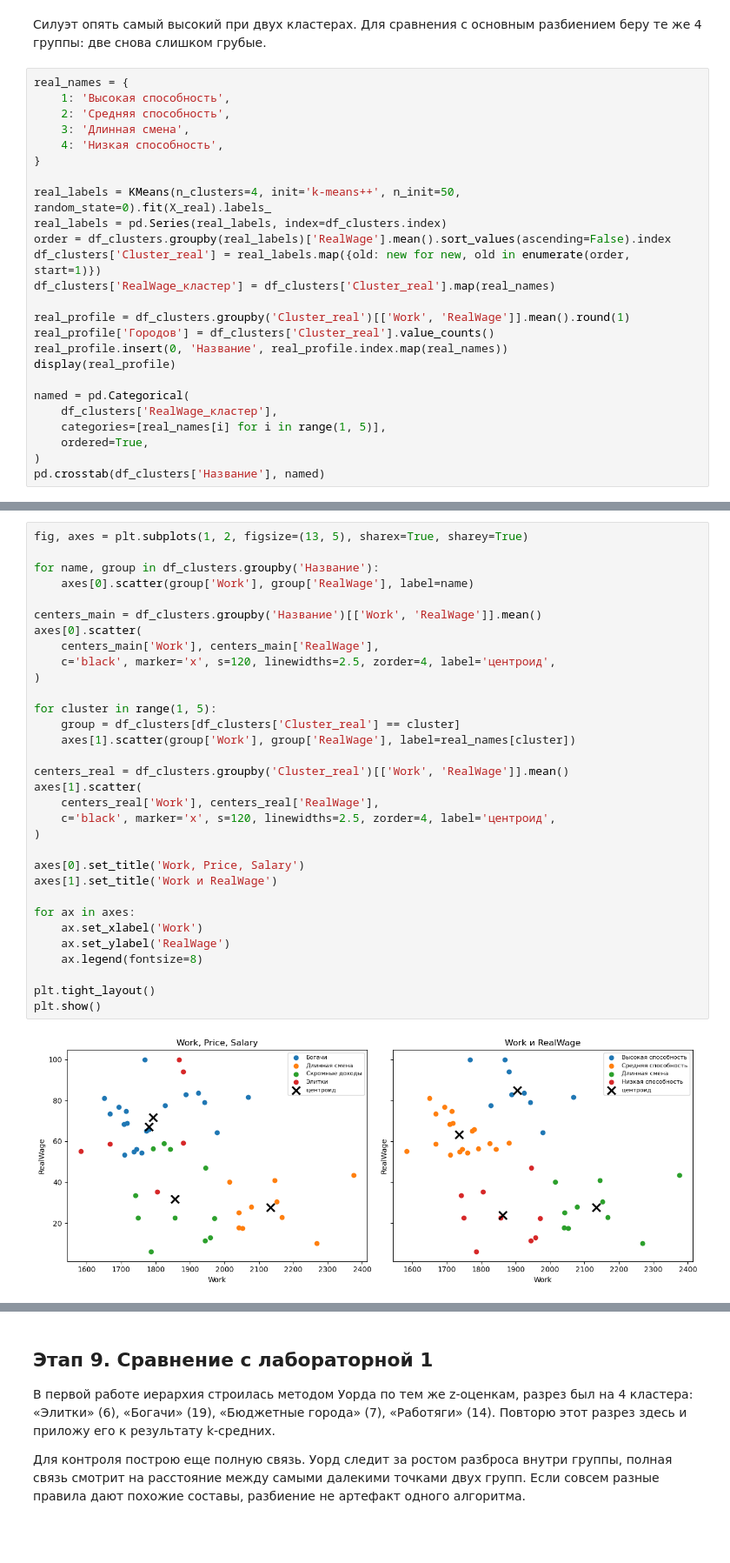
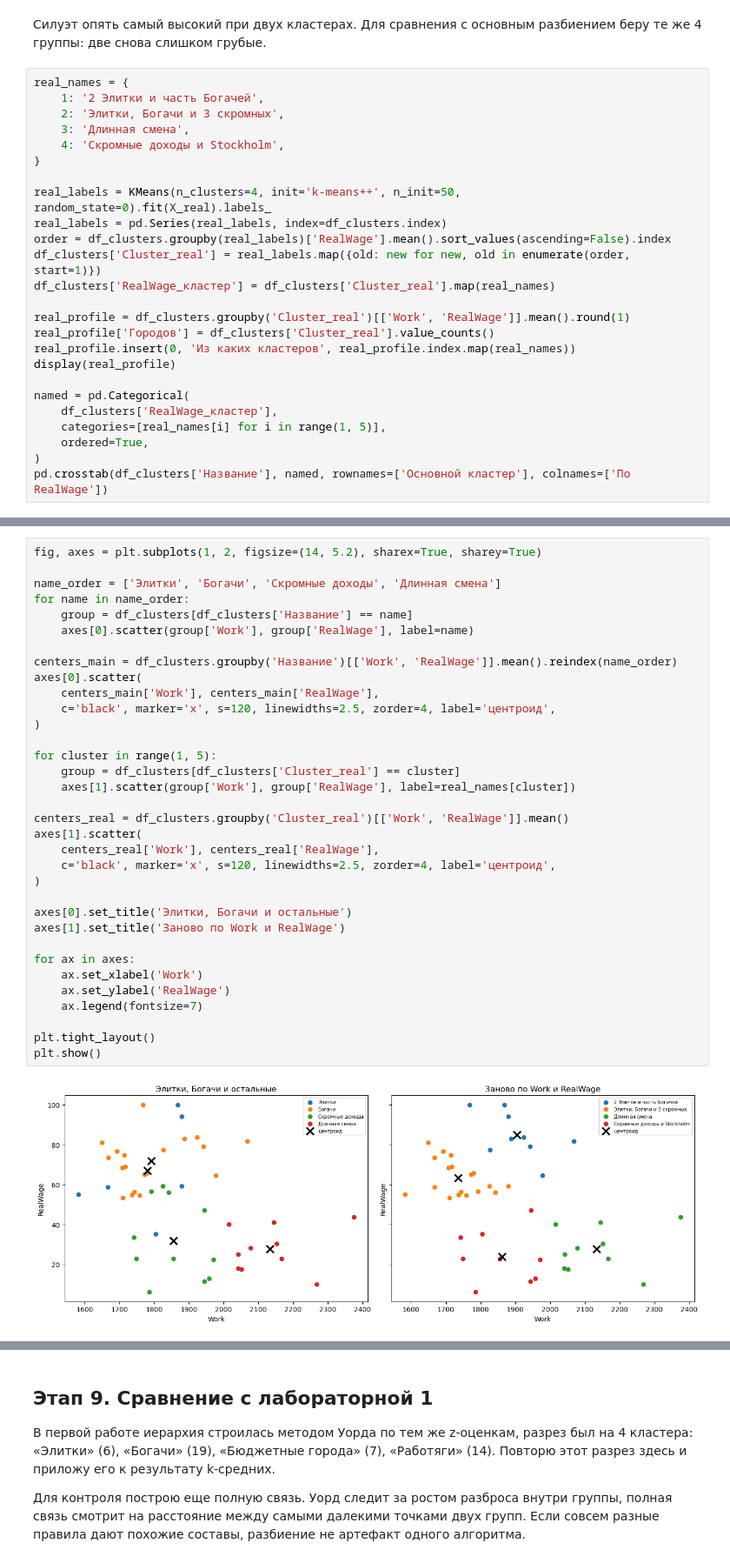
Before and after one commit to destorz11/Python-data-analysis, a Jupyter notebook: lab2_kmeans/notebooks/lab2_kmeans.ipynb, the cells around one changed output, grey strips where cells are left out. Shown at 87% size. Saved outputs shown, nothing was run; the diff lists cells and outputs as text; blank space fills up the shorter version.

Commit message:
Легенда RealWage названа через Элиток и Богачей

```diff
--- a/lab2_kmeans/notebooks/lab2_kmeans.ipynb
+++ b/lab2_kmeans/notebooks/lab2_kmeans.ipynb
@@ -813,10 +813,10 @@ pd.Series(scores_real, index=range(2, 7), name='Silhouette').round(3).to_frame()
 Силуэт опять самый высокий при двух кластерах. Для сравнения с основным разбиением беру те же 4 группы: две снова слишком грубые.
 # %%
 real_names = {
-    1: 'Высокая способность',
-    2: 'Средняя способность',
+    1: '2 Элитки и часть Богачей',
+    2: 'Элитки, Богачи и 3 скромных',
     3: 'Длинная смена',
-    4: 'Низкая способность',
+    4: 'Скромные доходы и Stockholm',
 }
 
 real_labels = KMeans(n_clusters=4, init='k-means++', n_init=50, random_state=0).fit(X_real).labels_
@@ -827,7 +827,7 @@ df_clusters['RealWage_кластер'] = df_clusters['Cluster_real'].map(real_na
 
 real_profile = df_clusters.groupby('Cluster_real')[['Work', 'RealWage']].mean().round(1)
 real_profile['Городов'] = df_clusters['Cluster_real'].value_counts()
-real_profile.insert(0, 'Название', real_profile.index.map(real_names))
+real_profile.insert(0, 'Из каких кластеров', real_profile.index.map(real_names))
 display(real_profile)
 
 named = pd.Categorical(
@@ -835,5 +835,5 @@ named = pd.Categorical(
     categories=[real_names[i] for i in range(1, 5)],
     ordered=True,
 )
-pd.crosstab(df_clusters['Название'], named)
+pd.crosstab(df_clusters['Название'], named, rownames=['Основной кластер'], colnames=['По RealWage'])
 # %% [output]
@@ -872,35 +872,37 @@ Buenos_Aires, Johannesburg, Lagos, Lisbon, Mexico_City, Nairobi, Rio_de_Janeiro,
 # %%
-fig, axes = plt.subplots(1, 2, figsize=(13, 5), sharex=True, sharey=True)
+fig, axes = plt.subplots(1, 2, figsize=(14, 5.2), sharex=True, sharey=True)
 
-for name, group in df_clusters.groupby('Название'):
+name_order = ['Элитки', 'Богачи', 'Скромные доходы', 'Длинная смена']
+for name in name_order:
+    group = df_clusters[df_clusters['Название'] == name]
     axes[0].scatter(group['Work'], group['RealWage'], label=name)
 
-centers_main = df_clusters.groupby('Название')[['Work', 'RealWage']].mean()
+centers_main = df_clusters.groupby('Название')[['Work', 'RealWage']].mean().reindex(name_order)
 axes[0].scatter(
     centers_main['Work'], centers_main['RealWage'],
     c='black', marker='x', s=120, linewidths=2.5, zorder=4, label='центроид',
 )
 
 for cluster in range(1, 5):
     group = df_clusters[df_clusters['Cluster_real'] == cluster]
     axes[1].scatter(group['Work'], group['RealWage'], label=real_names[cluster])
 
 centers_real = df_clusters.groupby('Cluster_real')[['Work', 'RealWage']].mean()
 axes[1].scatter(
     centers_real['Work'], centers_real['RealWage'],
     c='black', marker='x', s=120, linewidths=2.5, zorder=4, label='центроид',
 )
 
-axes[0].set_title('Work, Price, Salary')
-axes[1].set_title('Work и RealWage')
+axes[0].set_title('Элитки, Богачи и остальные')
+axes[1].set_title('Заново по Work и RealWage')
 
 for ax in axes:
     ax.set_xlabel('Work')
     ax.set_ylabel('RealWage')
-    ax.legend(fontsize=8)
+    ax.legend(fontsize=7)
 
 plt.tight_layout()
 plt.show()
 # %% [output]
-[figure, old version]
+[figure, new version]
 # %% [markdown]
```
Also changed, not shown: parts of 4 cells of this notebook.
